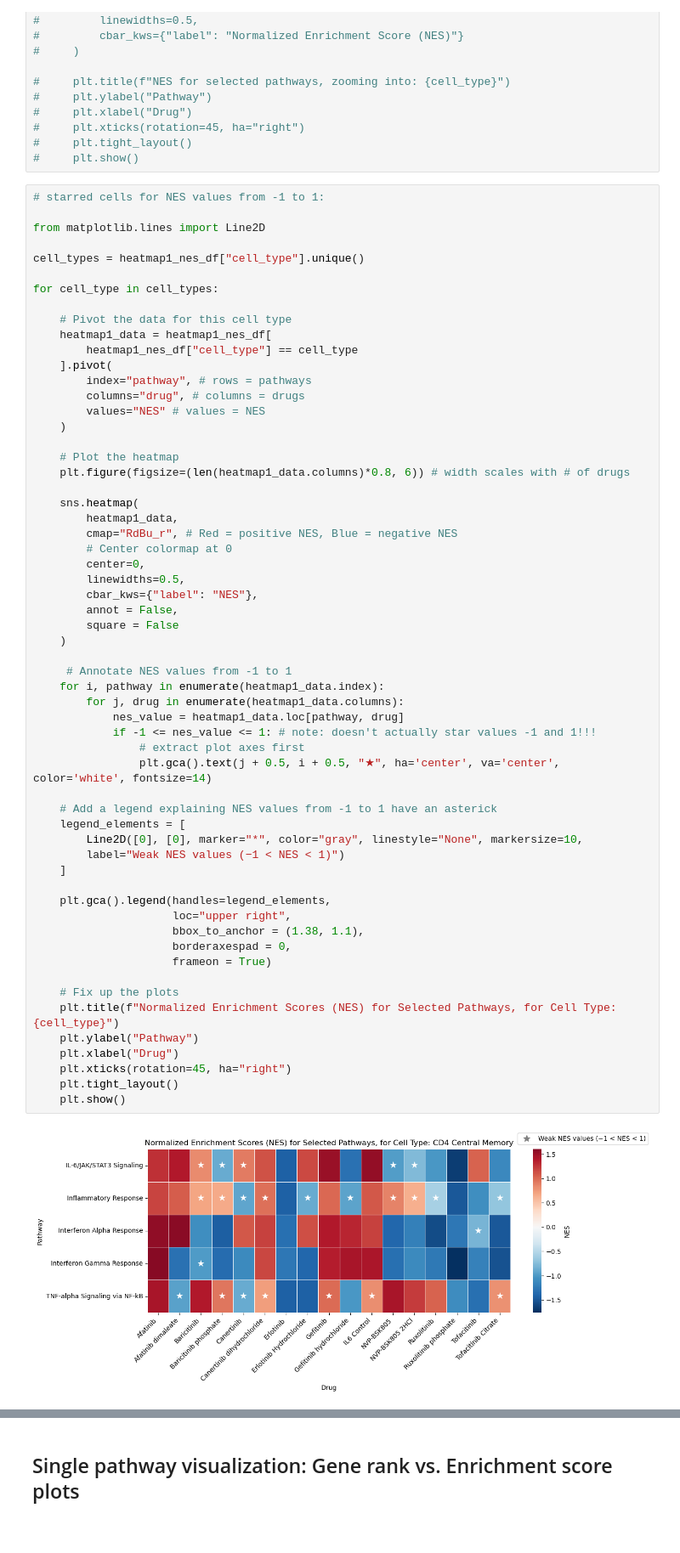
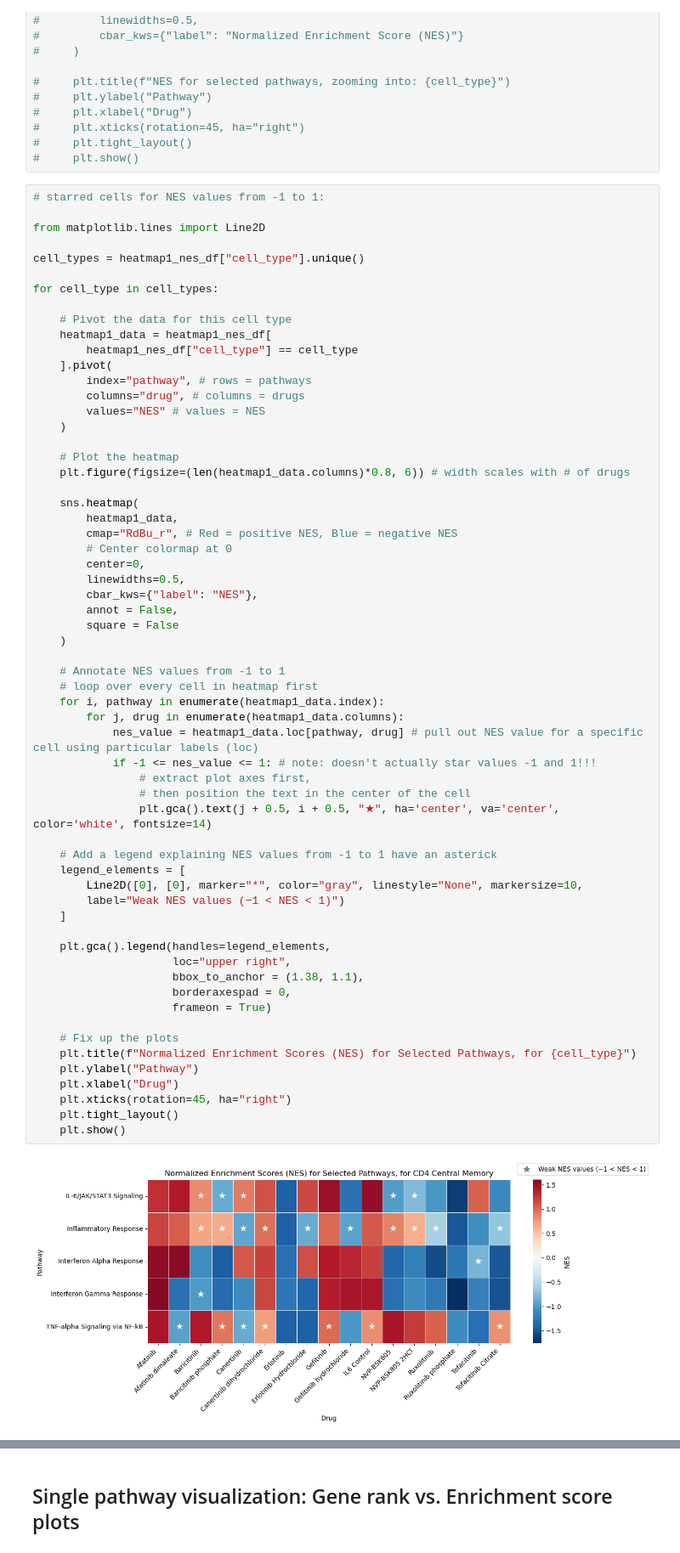
Before and after one commit to coreancutie/JAK-STAT, a Jupyter notebook: gseapy/gseapy_Hallmark_JW.ipynb, the cells around one changed output, grey strips where cells are left out. Shown at 85% size. Saved outputs shown, nothing was run; the diff lists cells and outputs as text.

```diff
--- a/gseapy/gseapy_Hallmark_JW.ipynb
+++ b/gseapy/gseapy_Hallmark_JW.ipynb
@@ -360,35 +357,37 @@ for cell_type in cell_types:
         linewidths=0.5,
         cbar_kws={"label": "NES"},
         annot = False,
         square = False
     )
 
-     # Annotate NES values from -1 to 1
+    # Annotate NES values from -1 to 1
+    # loop over every cell in heatmap first
     for i, pathway in enumerate(heatmap1_data.index):
         for j, drug in enumerate(heatmap1_data.columns):
-            nes_value = heatmap1_data.loc[pathway, drug]
+            nes_value = heatmap1_data.loc[pathway, drug] # pull out NES value for a specific cell using particular labels (loc)
             if -1 <= nes_value <= 1: # note: doesn't actually star values -1 and 1!!!
-                # extract plot axes first
+                # extract plot axes first,
+                # then position the text in the center of the cell
                 plt.gca().text(j + 0.5, i + 0.5, "★", ha='center', va='center', color='white', fontsize=14)
 
     # Add a legend explaining NES values from -1 to 1 have an asterick
     legend_elements = [
         Line2D([0], [0], marker="*", color="gray", linestyle="None", markersize=10,
         label="Weak NES values (−1 < NES < 1)")
     ]
 
     plt.gca().legend(handles=legend_elements,
                      loc="upper right",
                      bbox_to_anchor = (1.38, 1.1),
                      borderaxespad = 0,
                      frameon = True)
 
     # Fix up the plots
-    plt.title(f"Normalized Enrichment Scores (NES) for Selected Pathways, for Cell Type: {cell_type}")
+    plt.title(f"Normalized Enrichment Scores (NES) for Selected Pathways, for {cell_type}")
     plt.ylabel("Pathway")
     plt.xlabel("Drug")
     plt.xticks(rotation=45, ha="right")
     plt.tight_layout()
     plt.show()
 # %% [output]
-[figure, old version]
+[figure, new version]
```
Also changed, not shown: parts of 21 cells of this notebook, 1 other file.
